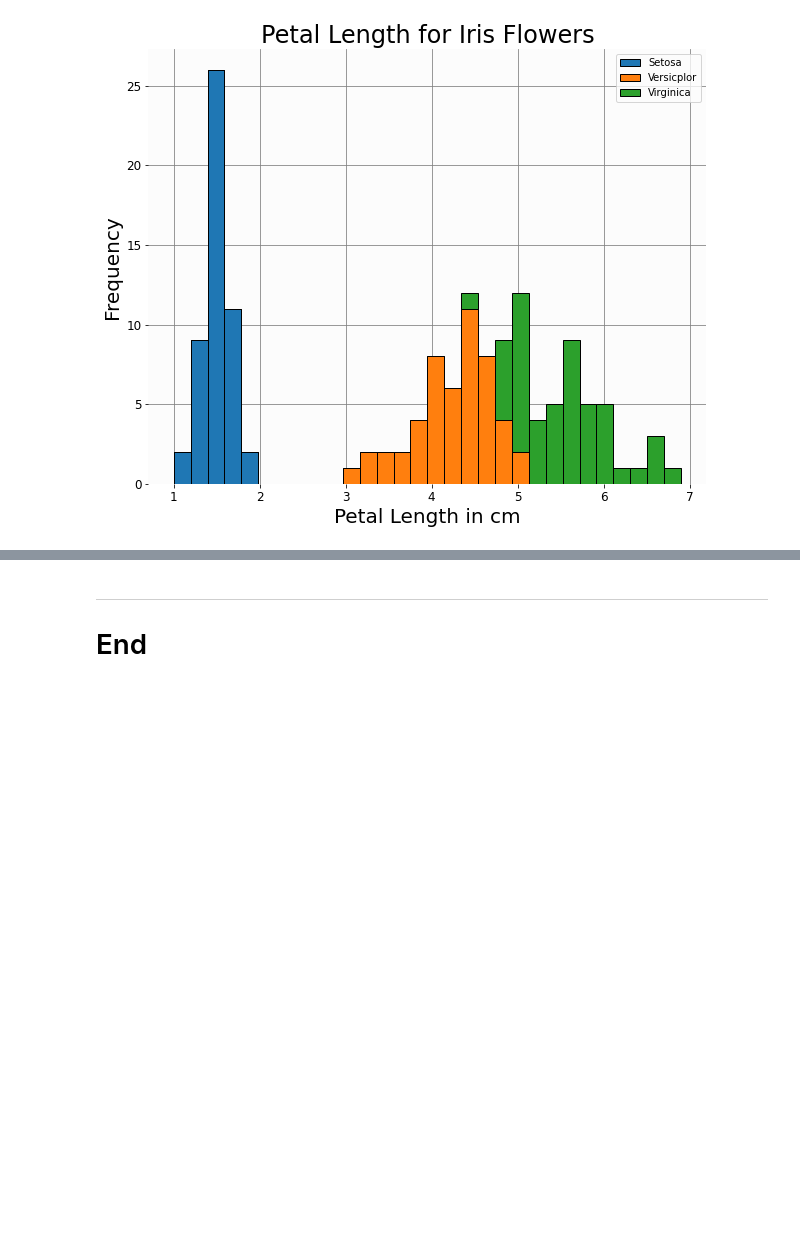
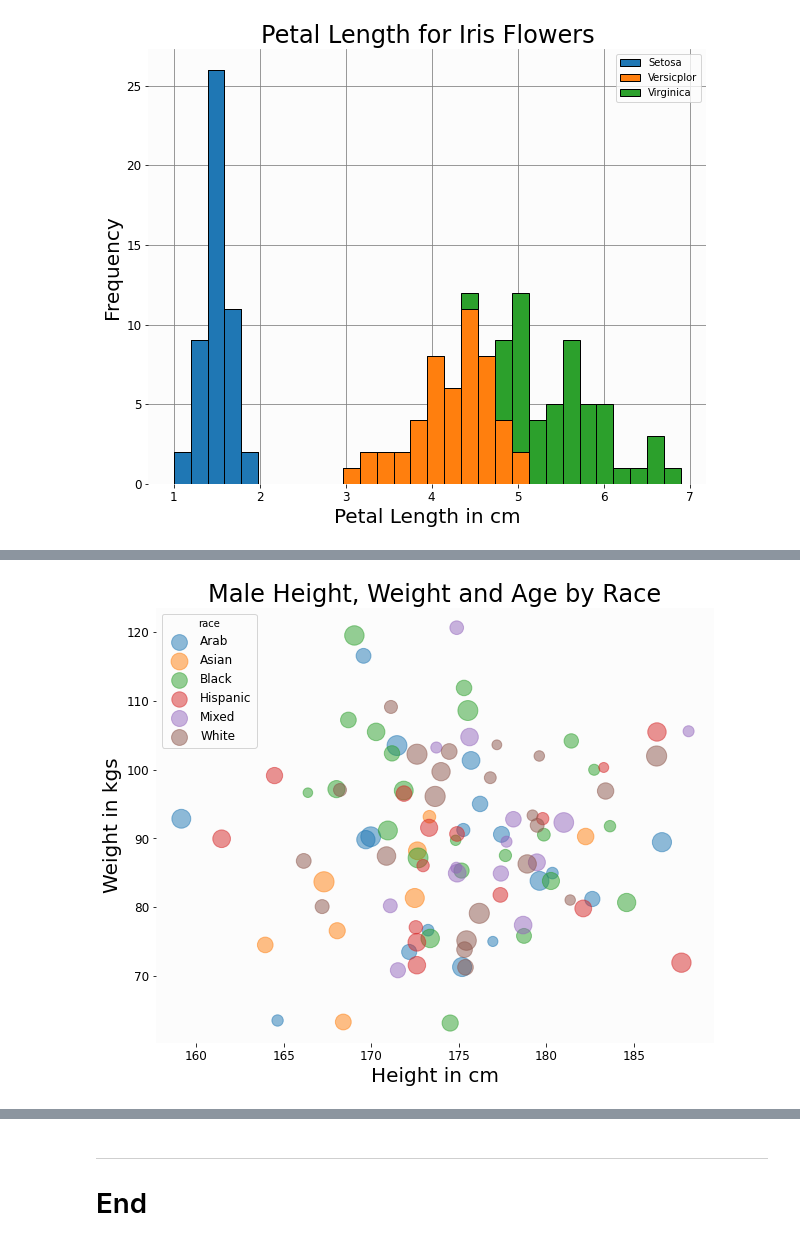
Before and after one commit to RYANCOX00/Fundamentals_of_DA, a Jupyter notebook: pyplot.ipynb, the cells around one changed output, grey strips where cells are left out. Saved outputs shown, nothing was run; the diff lists cells and outputs as text; code cells hidden in the pictures; blank space fills up the shorter version.

Commit message:
Scatter and Box plot explained

```diff
--- a/pyplot.ipynb
+++ b/pyplot.ipynb
@@ -574,0 +595,3 @@ plt.show()
+# %%
+races = {'White' : '#FECCA0' , 'Black' : '#A5C1C4', 'Asian': '#AF9DC4',\
+         'Hispanic': '#FAB2BC', 'Arab': '#FEE8EB', 'Mixed':'#A6EDFF'}
@@ -574,0 +602,15 @@ plt.show()
+# %%
+# Random heights generated. 176 cm mean, 6.35 being standard deviation, 100 being sample size.
+height = rng.normal (176, 6.35, 100)
+
+# Random weights generated. 90kg mean, 12kg being standard deviation, 100 being sample size.
+weight = rng.normal (90, 12, 100)
+
+# Adult age sample generated from uniform number generator 100 samples size between age range of 18 - 82.
+age = rng.uniform (18, 82, 100)
+
+# 100 random samples of race picked from the dict object.
+race = rng.choice (list(races.keys()), 100, replace = True)
+
+# 100 random samples of colour picked from the dict object.
+colors = rng.choice (list(races.values()), 100, replace = True)
@@ -574,0 +621,5 @@ plt.show()
+# %%
+# Adding each variable to a dataframe.  Age * 5 to make the bubbles larger.
+
+df= pd.DataFrame(dict(height= height, weight= weight, \
+                      age= age*5, race=race,color=colors))
@@ -574,0 +632,23 @@ plt.show()
+# %%
+# for loop to plot all data in one line of code. Grouped by race.
+for lab, group in df.groupby('race'):
+
+    # Scatter plot, X is height, Y is weight, size of bubbles is age,  dataframe read-in grouped by race, bubbles slightly transparent.
+    plt.scatter('height','weight', s='age', data=group, label=lab, alpha =0.5)
+
+
+# X Label is height.
+plt.xlabel("Height in cm")
+
+# Y label is weight.
+plt.ylabel('Weight in kgs')
+
+# Setting the title of the plot.
+plt.title("Male Height, Weight and Age by Race")
+
+# Legend contents are the races,  size of the legend set to 12. [31]
+plt.legend(title= 'race',prop={'size': 12})
+
+plt.show()
+# %% [output]
+[figure, added]
```
Also changed, not shown: parts of 26 cells of this notebook.
